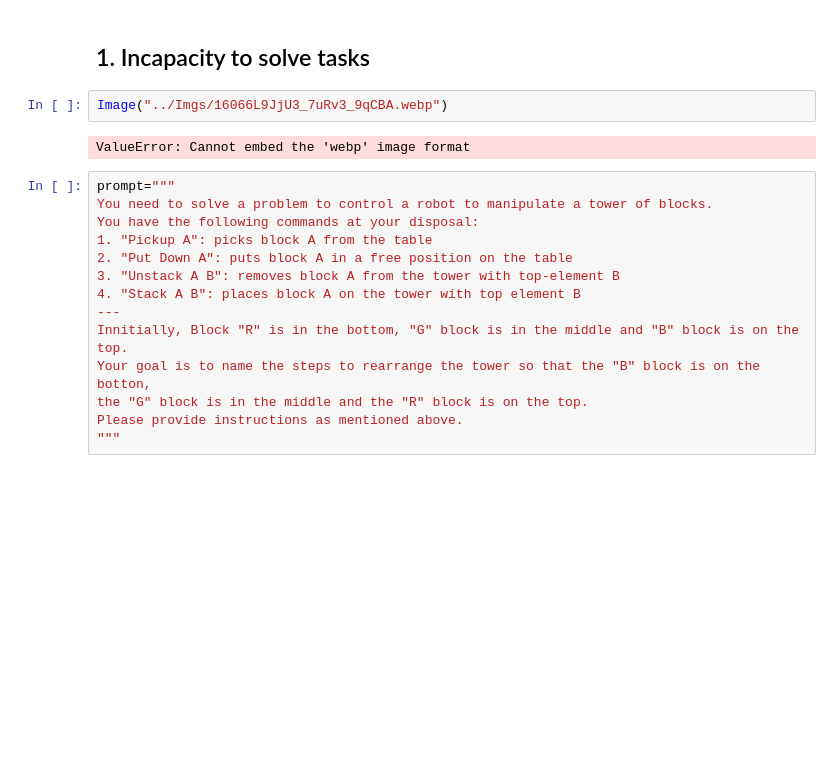
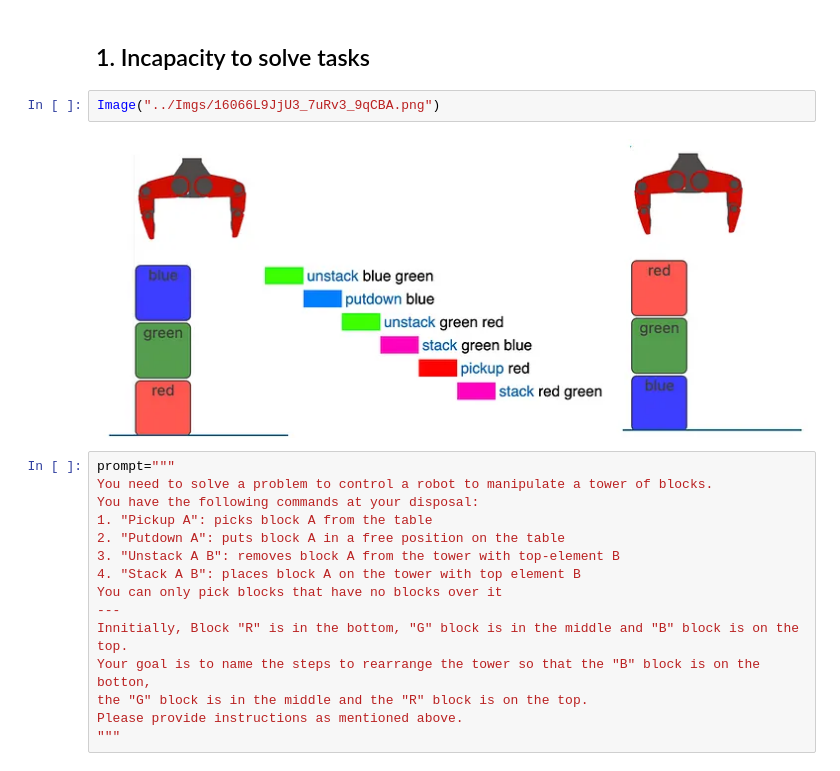
Before and after one commit to rsouza/GenAI4Humanists, a Jupyter notebook: Notebooks/15-Hallucinations.ipynb, the cells around one changed output. Cells and saved outputs as stored; diff of their text form; blank space fills up the shorter version.

```diff
--- a/Notebooks/15-Hallucinations.ipynb
+++ b/Notebooks/15-Hallucinations.ipynb
@@ -32,17 +34,18 @@ def get_completion(prompt, model="gpt-3.5-turbo"):
 # %% [markdown]
 ## 1. Incapacity to solve tasks
 # %%
-Image("../Imgs/16066L9JjU3_7uRv3_9qCBA.webp")
+Image("../Imgs/16066L9JjU3_7uRv3_9qCBA.png")
 # %% [output]
-ValueError: Cannot embed the 'webp' image format
+[figure, added]
 # %%
 prompt="""
 You need to solve a problem to control a robot to manipulate a tower of blocks.
 You have the following commands at your disposal:
 1. "Pickup A": picks block A from the table
-2. "Put Down A": puts block A in a free position on the table
+2. "Putdown A": puts block A in a free position on the table
 3. "Unstack A B": removes block A from the tower with top-element B
 4. "Stack A B": places block A on the tower with top element B
+You can only pick blocks that have no blocks over it
 ---
 Innitially, Block "R" is in the bottom, "G" block is in the middle and "B" block is on the top.
 Your goal is to name the steps to rearrange the tower so that the "B" block is on the botton,
```
Also changed, not shown: parts of 2 cells of this notebook, 2 other files.
